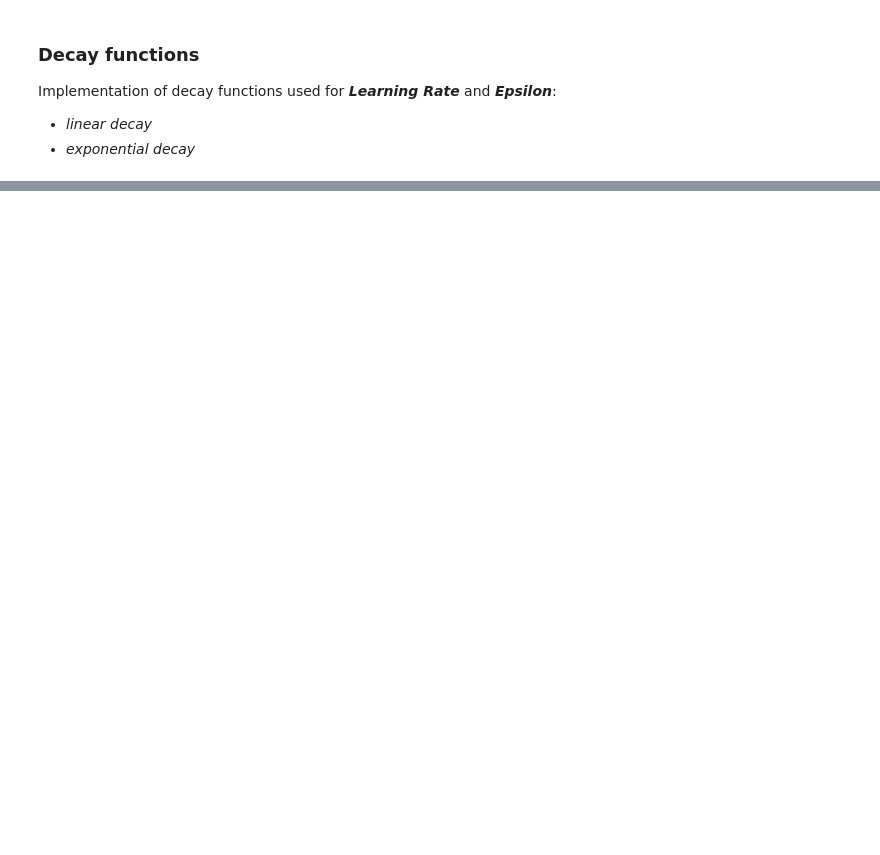
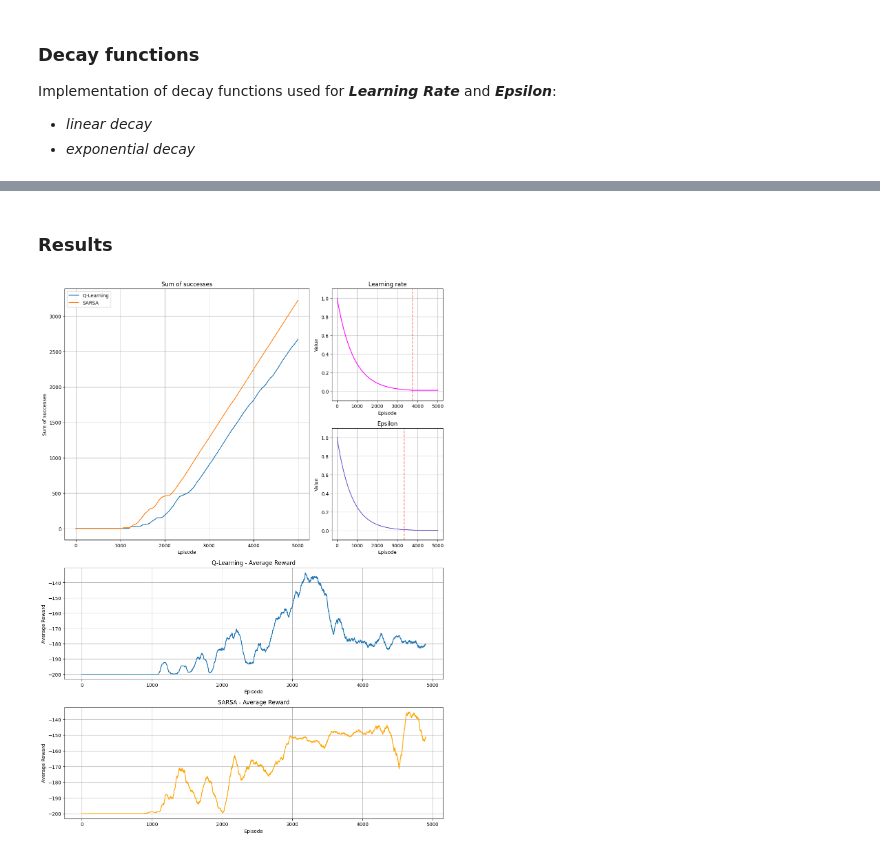
Before and after one commit to pierpaolospaziani/Machine-Learning, a Jupyter notebook: mountain_car.ipynb, the cells around one changed output, grey strips where cells are left out. Saved outputs shown, nothing was run; the diff lists cells and outputs as text; code cells hidden in the pictures; blank space fills up the shorter version.

```diff
--- a/mountain_car.ipynb
+++ b/mountain_car.ipynb
@@ -84 +105,10 @@ def epsilon_greedy(epsilon):
+# %%
+class Output:
+    def __init__(self, victory_history, learning_rate_history, epsilon_history, q_table, states_history_table, reward_history):
+        self.victory_history = victory_history
+        self.learning_rate_history = learning_rate_history
+        self.epsilon_history = epsilon_history
+        self.q_table = q_table
+        self.states_history_table = states_history_table
+        self.reward_history = reward_history
 # %% [markdown]
@@ -214,4 +423,4 @@ epsilon_decay = 'linear'
 # %%
-q_learning_list, q_learning_learning_rate, q_learning_epsilon_hystory = q_learning(learning_rate_decay, epsilon_decay)
-print("Ci sono stati", q_learning_list[-1], "successi!")
+q_learning_output = q_learning()
+print("There were", q_learning_output.victory_history[-1], "successes!")
 # %% [output]
@@ -219,4 +430,4 @@ Ci sono stati 365 successi!
 # %%
-sarsa_list, sarsa_learning_rate, sarsa_epsilon_hystory = SARSA(learning_rate_decay, epsilon_decay)
-print("Ci sono stati", sarsa_list[-1], "successi!")
+sarsa_output = SARSA()
+print("There were", sarsa_output.victory_history[-1], "successes!")
 # %% [output]
@@ -280,0 +435,57 @@ plt.show()
+# %% [markdown]
+### Results
+# %%
+# Plot results
+
+window_size = 100
+
+plt.figure(figsize=(12, 24))
+
+plt.subplot2grid((6, 3), (0, 0), rowspan=2, colspan=2)
+plt.plot(q_learning_output.victory_history, label='Q-Learning')
+plt.plot(sarsa_output.victory_history, label='SARSA')
+plt.xlabel('Episode')
+plt.ylabel('Sum of successes')
+plt.title('Sum of successes')
+plt.legend()
+plt.grid(True)
+
+plt.subplot2grid((6, 3), (0, 2), rowspan=1, colspan=1)
+plt.plot(sarsa_output.learning_rate_history, color='magenta')
+plt.axvline(x=EPISODES*LEARNING_RATE_FRACTION_DECAY, color='red', linestyle='--', alpha=0.5)
+plt.ylim(-0.1, 1.1)
+plt.xlabel('Episode')
+plt.ylabel('Value')
+plt.title('Learning rate')
+plt.grid(True)
+
+plt.subplot2grid((6, 3), (1, 2), rowspan=1, colspan=1)
+plt.plot(sarsa_output.epsilon_history, color='slateblue')
+plt.axvline(x=EPISODES*EPSILON_FRACTION_DECAY, color='red', linestyle='--', alpha=0.5)
+plt.ylim(-0.1, 1.1)
+plt.xlabel('Episode')
+plt.ylabel('Value')
+plt.title('Epsilon')
+plt.grid(True)
+
+plt.subplot2grid((6, 3), (2, 0), rowspan=1, colspan=3)
+q_learning_rewards_avg = np.convolve(q_learning_output.reward_history, np.ones(window_size)/window_size, mode='valid')
+plt.plot(q_learning_rewards_avg)
+plt.xlabel('Episode')
+plt.ylabel('Average Reward')
+plt.title('Q-Learning - Average Reward')
+plt.grid(True)
+
+plt.subplot2grid((6, 3), (3, 0), rowspan=1, colspan=3)
+q_learning_rewards_avg = np.convolve(sarsa_output.reward_history, np.ones(window_size)/window_size, mode='valid')
+plt.plot(q_learning_rewards_avg, color='orange')
+plt.xlabel('Episode')
+plt.ylabel('Average Reward')
+plt.title('SARSA - Average Reward')
+plt.grid(True)
+
+plt.tight_layout()
+
+plt.show()
+# %% [output]
+[figure, added]
```
Also changed, not shown: parts of 42 cells of this notebook, 1 other file.
